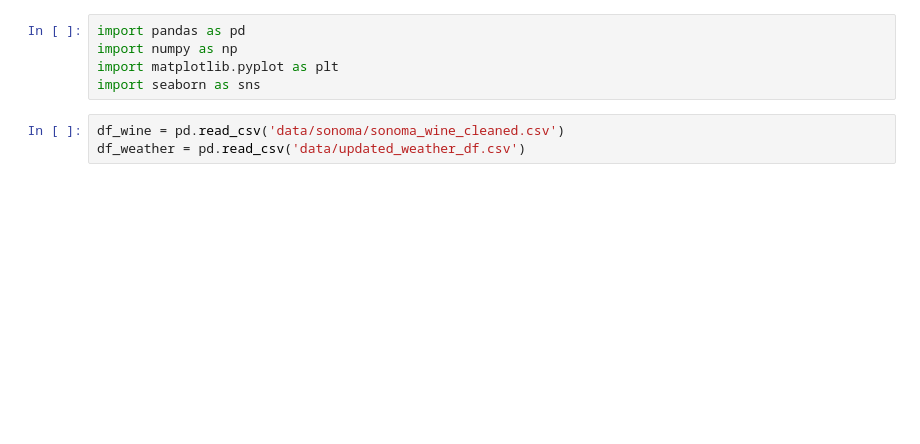
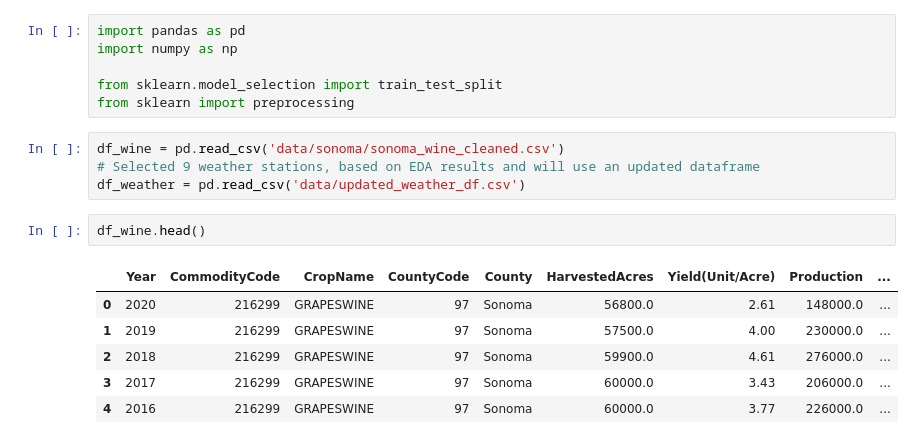
Before and after one commit to coldzonemt/Capstone_2, a Jupyter notebook: Pre-Processing_and_Training.ipynb, the cells around one changed output. Cells and saved outputs as stored; diff of their text form; blank space fills up the shorter version.

Commit message:
udpate EDA for pre-processing; first pass at pre-processing data for modeling

```diff
--- a/Pre-Processing_and_Training.ipynb
+++ b/Pre-Processing_and_Training.ipynb
@@ -1,8 +1,19 @@
 # %%
 import pandas as pd
 import numpy as np
-import matplotlib.pyplot as plt
-import seaborn as sns
+
+from sklearn.model_selection import train_test_split
+from sklearn import preprocessing
 # %%
 df_wine = pd.read_csv('data/sonoma/sonoma_wine_cleaned.csv')
+# Selected 9 weather stations, based on EDA results and will use an updated dataframe
 df_weather = pd.read_csv('data/updated_weather_df.csv')
+# %%
+df_wine.head()
+# %% [output]
+|  | Year | CommodityCode | CropName | CountyCode | County | HarvestedAcres | Yield(Unit/Acre) | Production | ... |
+| 0 | 2020 | 216299 | GRAPESWINE | 97 | Sonoma | 56800.0 | 2.61 | 148000.0 | ... |
+| 1 | 2019 | 216299 | GRAPESWINE | 97 | Sonoma | 57500.0 | 4.00 | 230000.0 | ... |
+| 2 | 2018 | 216299 | GRAPESWINE | 97 | Sonoma | 59900.0 | 4.61 | 276000.0 | ... |
+| 3 | 2017 | 216299 | GRAPESWINE | 97 | Sonoma | 60000.0 | 3.43 | 206000.0 | ... |
+| 4 | 2016 | 216299 | GRAPESWINE | 97 | Sonoma | 60000.0 | 3.77 | 226000.0 | ... |
```
Also changed, not shown: parts of 20 cells of this notebook, 2 other files.
